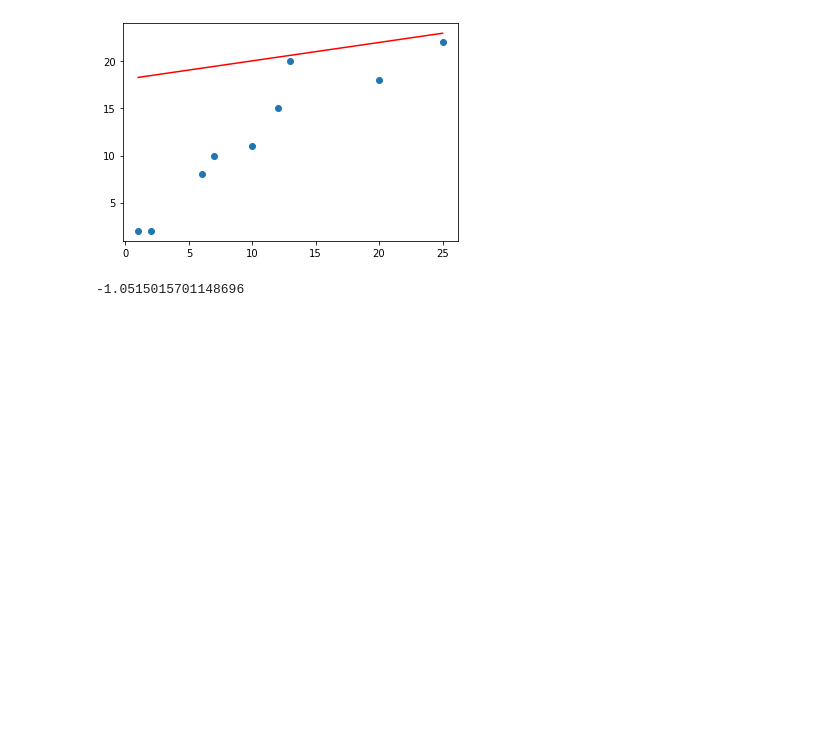
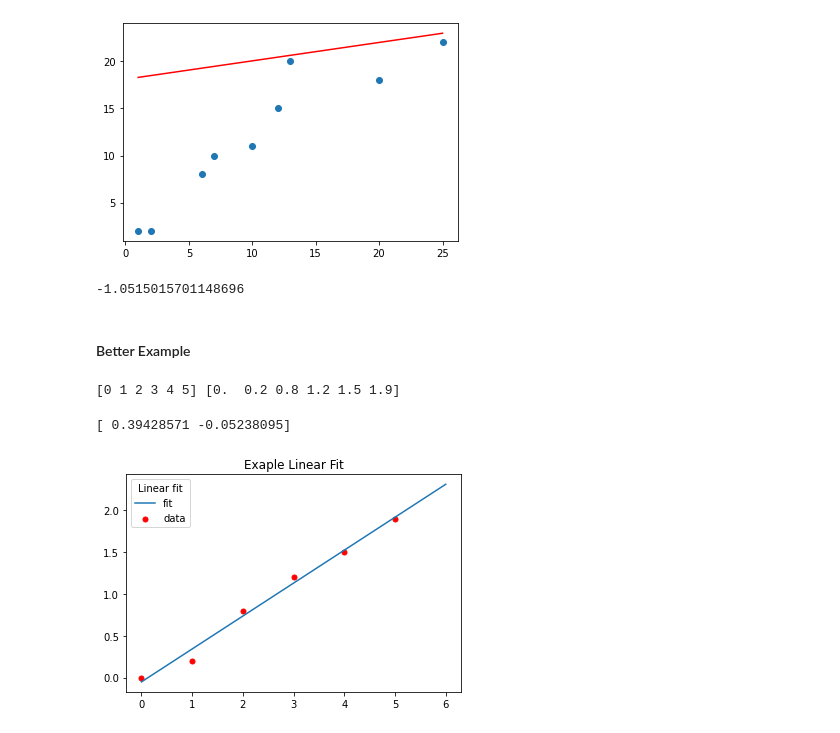
Before and after one commit to srivasb/Python-Basic-Projects, a Jupyter notebook: Metodos_Numericos.ipynb, the cells around one changed output. Cells and saved outputs as stored; diff of their text form; code cells hidden in the pictures; blank space fills up the shorter version.

```diff
--- a/Metodos_Numericos.ipynb
+++ b/Metodos_Numericos.ipynb
@@ -268,3 +268,11 @@ from sklearn.metrics import r2_score
 r2_score(y, y_pred)
 # %% [output]
 -1.0515015701148696
+# %% [markdown]
+#### Better Example
+# %%
+x = np.array([i for i in range(0,6)])
+y = np.array([0,0.2,0.8,1.2,1.5,1.9])
+print(x,y)
+# %% [output]
+[0 1 2 3 4 5] [0.  0.2 0.8 1.2 1.5 1.9]
@@ -270,0 +281,17 @@ r2_score(y, y_pred)
+# %%
+p1 = np.polyfit(x,y,1)
+print(p1)
+# %% [output]
+[ 0.39428571 -0.05238095]
+# %%
+x_p = np.linspace(0,6,100)
+y_p = p1[0]*x_p+p1[1]
+# %%
+plt.title("Exaple Linear Fit")
+plt.scatter(x,y, s=25,c='red',label='data')
+plt.plot(x_p,y_p,label='fit')
+plt.legend()
+plt.legend(loc=2,frameon=True,title='Linear fit')
+plt.show()
+# %% [output]
+[figure, added]
```
Also changed, not shown: parts of 1 cell of this notebook.
